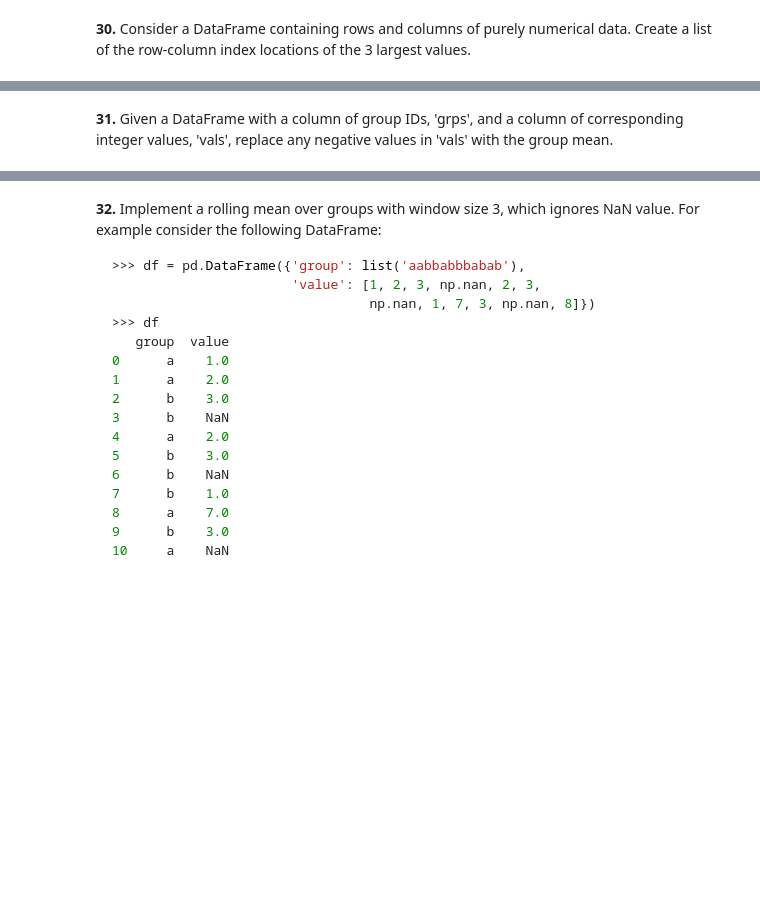
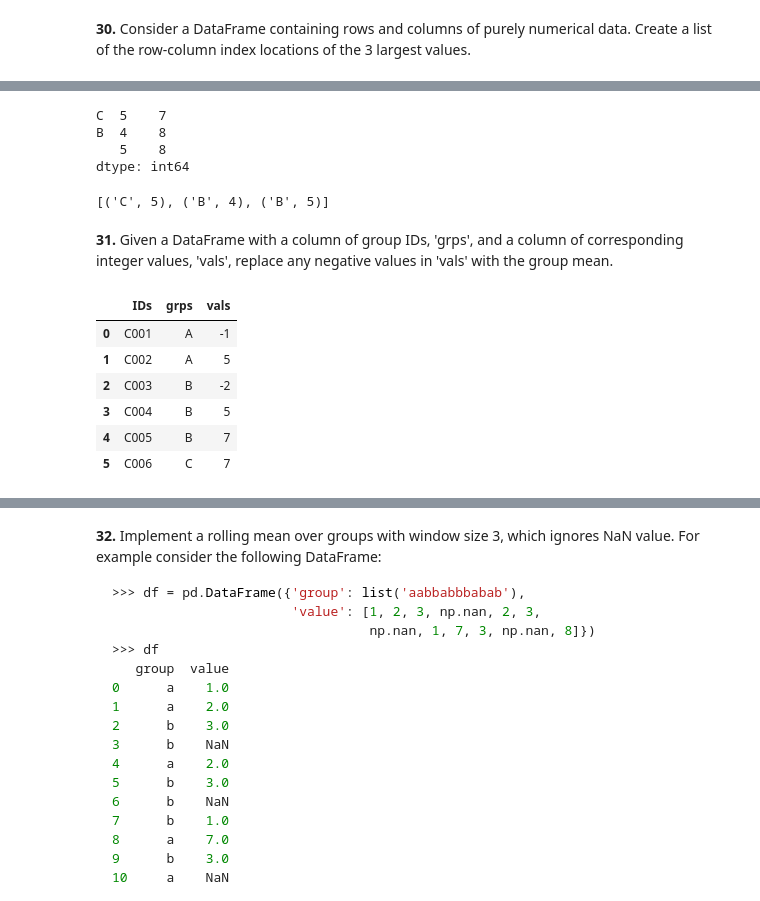
Before and after one commit to ericafe22/100-pandas-puzzles, a Jupyter notebook: 100-pandas-puzzles.ipynb, the cells around one changed output, grey strips where cells are left out. Drawn from its saved outputs; the diff is of its cells as text; code cells hidden in the pictures; blank space fills up the shorter version.

```diff
--- a/100-pandas-puzzles.ipynb
+++ b/100-pandas-puzzles.ipynb
@@ -740,2 +937,30 @@ Here's an alternative approach based on a [cookbook recipe](http://pandas.pydata
+# %%
+# 上位3つを取り出す
+df.unstack().sort_values()[-3:]
+# %% [output]
+C  5    7
+B  4    8
+   5    8
+dtype: int64
+# %%
+# 元のインデックスを取り出す
+# value.tolist()もある
+df.unstack().sort_values()[-3:].index.tolist()
+# %% [output]
+[('C', 5), ('B', 4), ('B', 5)]
 # %% [markdown]
 **31.** Given a DataFrame with a column of group IDs, 'grps', and a column of corresponding integer values, 'vals', replace any negative values in 'vals' with the group mean.
+# %%
+# マイナス値がgrpsごとのマイナス以外の平均値で置き換えられたvalsの値を返却する
+df = pd.DataFrame({'IDs':['C001','C002','C003','C004','C005','C006'],
+                   'grps':['A','A','B','B','B','C'],
+                   'vals':[-1,5,-2,5,7,7]})
+df
+# %% [output]
+|  | IDs | grps | vals |
+| 0 | C001 | A | -1 |
+| 1 | C002 | A | 5 |
+| 2 | C003 | B | -2 |
+| 3 | C004 | B | 5 |
+| 4 | C005 | B | 7 |
+| 5 | C006 | C | 7 |
```
Also changed, not shown: parts of 22 cells of this notebook.
